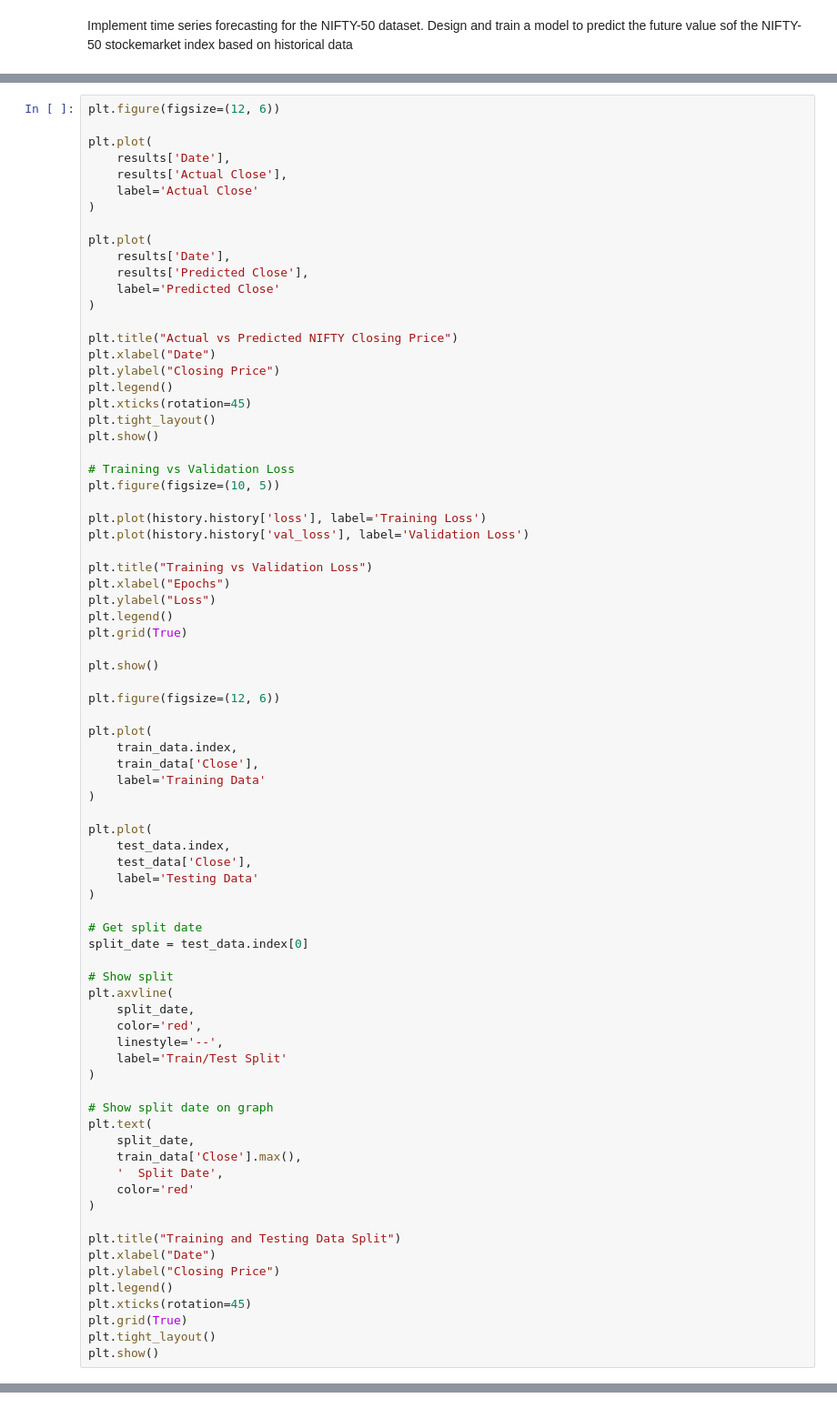
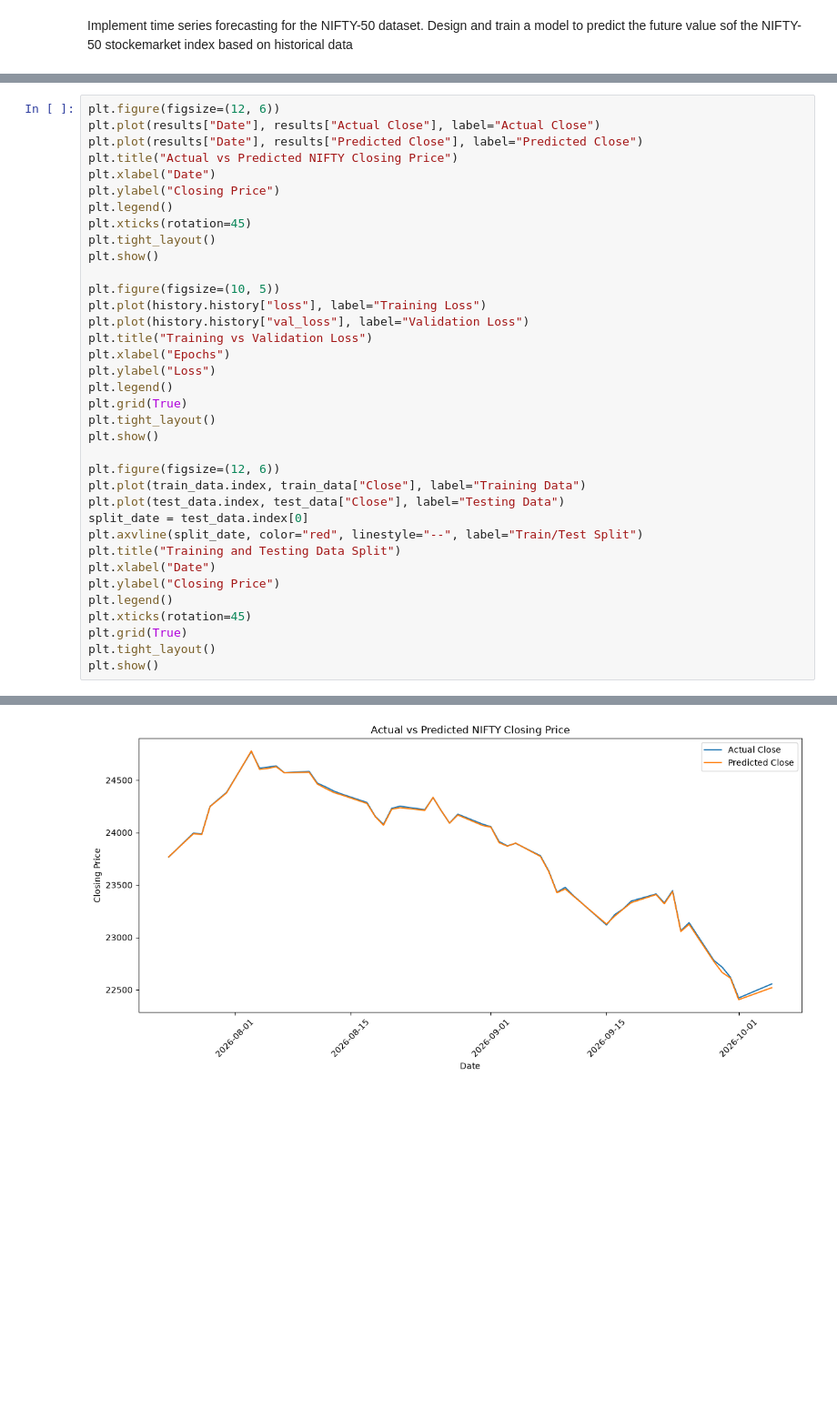
Before and after one commit to CSVaishakh/Deep-Learning-Lab, a Jupyter notebook: Exp7.ipynb, the cells around one changed output, grey strips where cells are left out. Shown at 91% size. Drawn from its saved outputs; the diff is of its cells as text; blank space fills up the shorter version.

```diff
--- a/Exp7.ipynb
+++ b/Exp7.ipynb
@@ -70,18 +71,7 @@ Epoch 70/70
 # %%
 plt.figure(figsize=(12, 6))
-
-plt.plot(
-    results['Date'],
-    results['Actual Close'],
-    label='Actual Close'
-)
-
-plt.plot(
-    results['Date'],
-    results['Predicted Close'],
-    label='Predicted Close'
-)
-
+plt.plot(results["Date"], results["Actual Close"], label="Actual Close")
+plt.plot(results["Date"], results["Predicted Close"], label="Predicted Close")
 plt.title("Actual vs Predicted NIFTY Closing Price")
 plt.xlabel("Date")
 plt.ylabel("Closing Price")
@@ -90,53 +80,22 @@ plt.xticks(rotation=45)
 plt.tight_layout()
 plt.show()
 
-# Training vs Validation Loss
 plt.figure(figsize=(10, 5))
-
-plt.plot(history.history['loss'], label='Training Loss')
-plt.plot(history.history['val_loss'], label='Validation Loss')
-
+plt.plot(history.history["loss"], label="Training Loss")
+plt.plot(history.history["val_loss"], label="Validation Loss")
 plt.title("Training vs Validation Loss")
 plt.xlabel("Epochs")
 plt.ylabel("Loss")
 plt.legend()
 plt.grid(True)
-
+plt.tight_layout()
 plt.show()
 
 plt.figure(figsize=(12, 6))
-
-plt.plot(
-    train_data.index,
-    train_data['Close'],
-    label='Training Data'
-)
-
-plt.plot(
-    test_data.index,
-    test_data['Close'],
-    label='Testing Data'
-)
-
-# Get split date
+plt.plot(train_data.index, train_data["Close"], label="Training Data")
+plt.plot(test_data.index, test_data["Close"], label="Testing Data")
 split_date = test_data.index[0]
-
-# Show split
-plt.axvline(
-    split_date,
-    color='red',
-    linestyle='--',
-    label='Train/Test Split'
-)
-
-# Show split date on graph
-plt.text(
-    split_date,
-    train_data['Close'].max(),
-    '  Split Date',
-    color='red'
-)
-
+plt.axvline(split_date, color="red", linestyle="--", label="Train/Test Split")
 plt.title("Training and Testing Data Split")
 plt.xlabel("Date")
 plt.ylabel("Closing Price")
@@ -150,0 +108 @@ NameError: name 'results' is not defined
+[figure, added]
```
Also changed, not shown: parts of 3 cells of this notebook, 10 other files.
